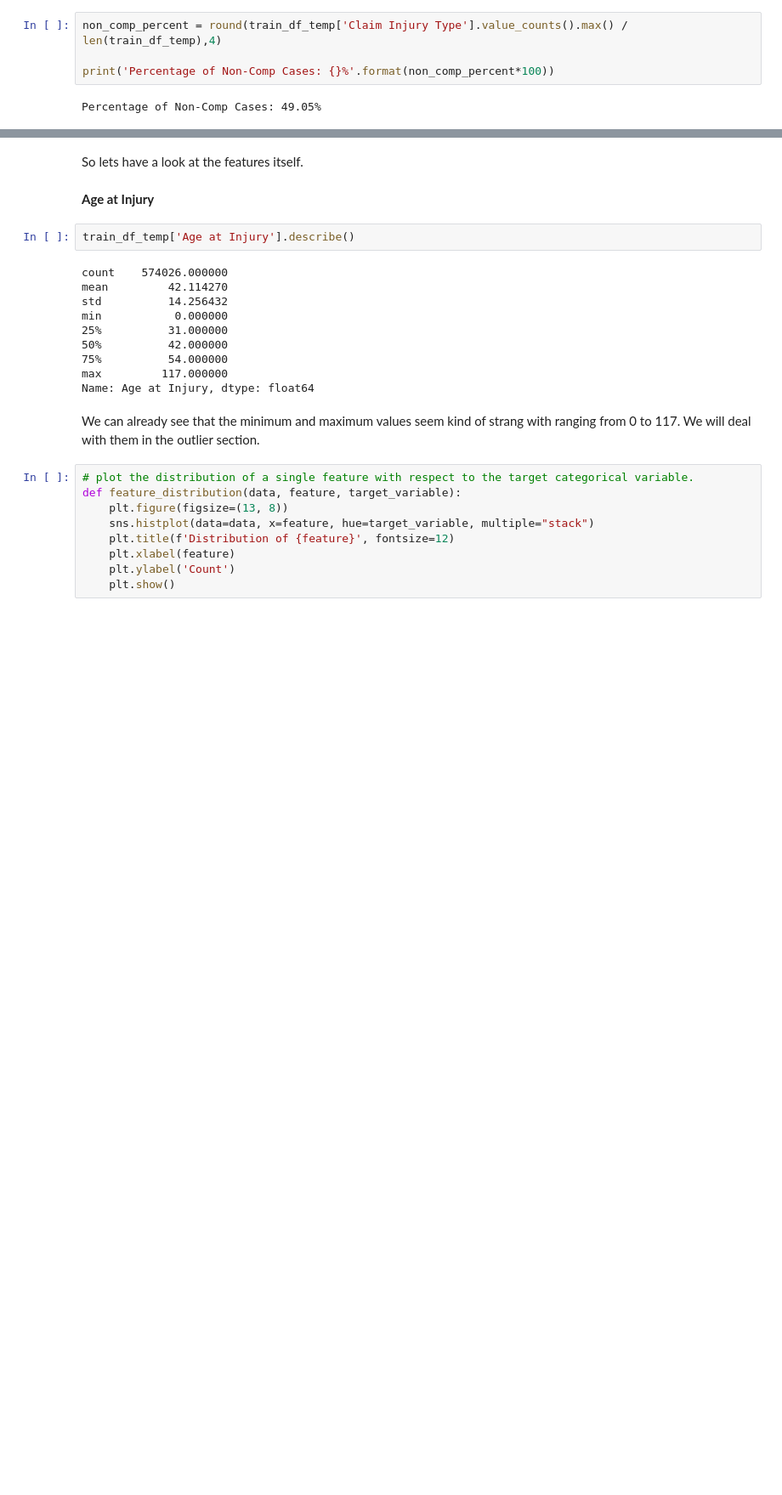
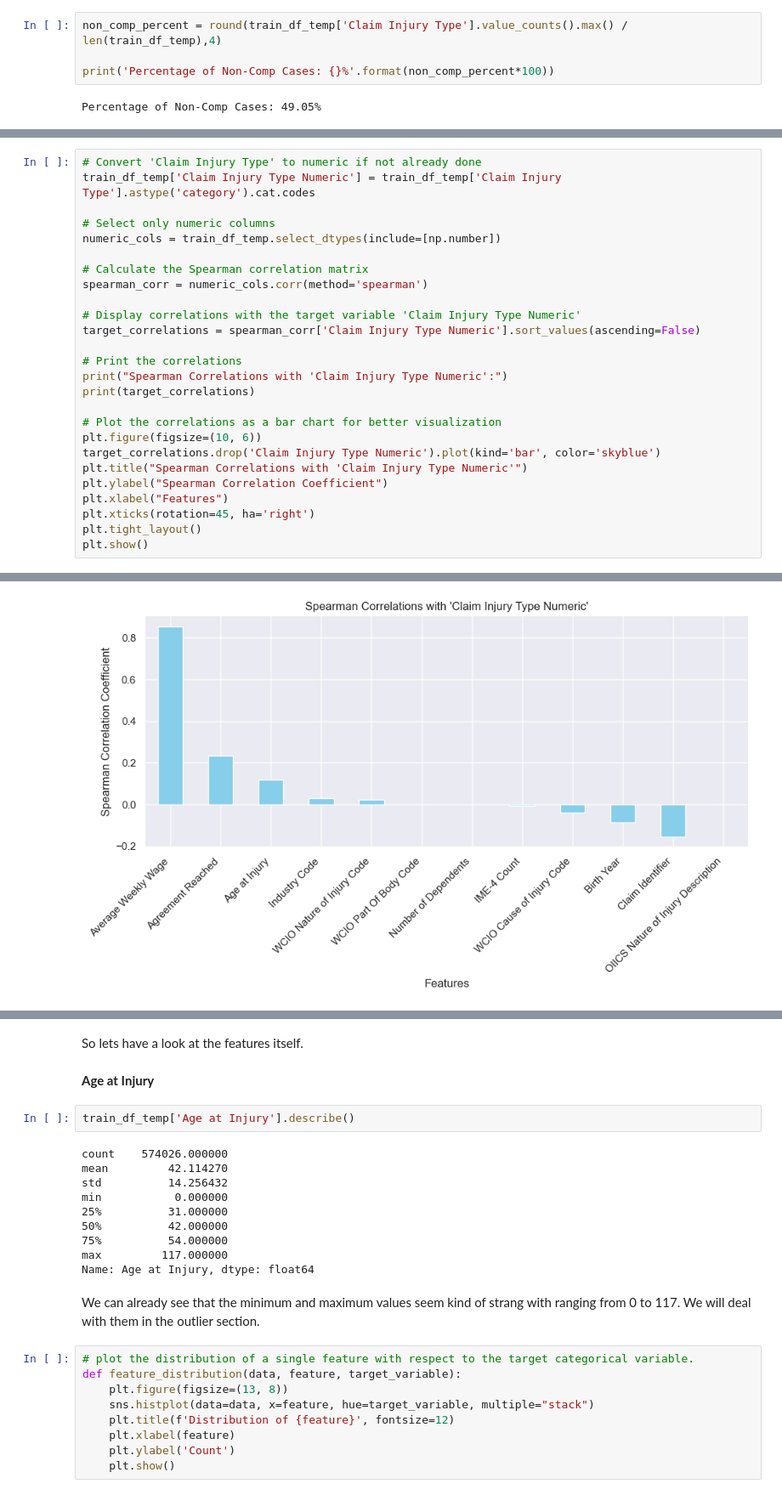
Before and after one commit to alexandregsg/ML_Project_Group52, a Jupyter notebook: Homework_Group52.ipynb, the cells around one changed output, grey strips where cells are left out. Shown at 85% size. Saved outputs shown, nothing was run; the diff lists cells and outputs as text; blank space fills up the shorter version.

```diff
--- a/Homework_Group52.ipynb
+++ b/Homework_Group52.ipynb
@@ -247,0 +238,27 @@ corr_base
+# %%
+# Convert 'Claim Injury Type' to numeric if not already done
+train_df_temp['Claim Injury Type Numeric'] = train_df_temp['Claim Injury Type'].astype('category').cat.codes
+
+# Select only numeric columns
+numeric_cols = train_df_temp.select_dtypes(include=[np.number])
+
+# Calculate the Spearman correlation matrix
+spearman_corr = numeric_cols.corr(method='spearman')
+
+# Display correlations with the target variable 'Claim Injury Type Numeric'
+target_correlations = spearman_corr['Claim Injury Type Numeric'].sort_values(ascending=False)
+
+# Print the correlations
+print("Spearman Correlations with 'Claim Injury Type Numeric':")
+print(target_correlations)
+
+# Plot the correlations as a bar chart for better visualization
+plt.figure(figsize=(10, 6))
+target_correlations.drop('Claim Injury Type Numeric').plot(kind='bar', color='skyblue')
+plt.title("Spearman Correlations with 'Claim Injury Type Numeric'")
+plt.ylabel("Spearman Correlation Coefficient")
+plt.xlabel("Features")
+plt.xticks(rotation=45, ha='right')
+plt.tight_layout()
+plt.show()
+# %% [output]
@@ -247,0 +280 @@ corr_base
+[figure, added]
```
Also changed, not shown: parts of 142 cells of this notebook.
